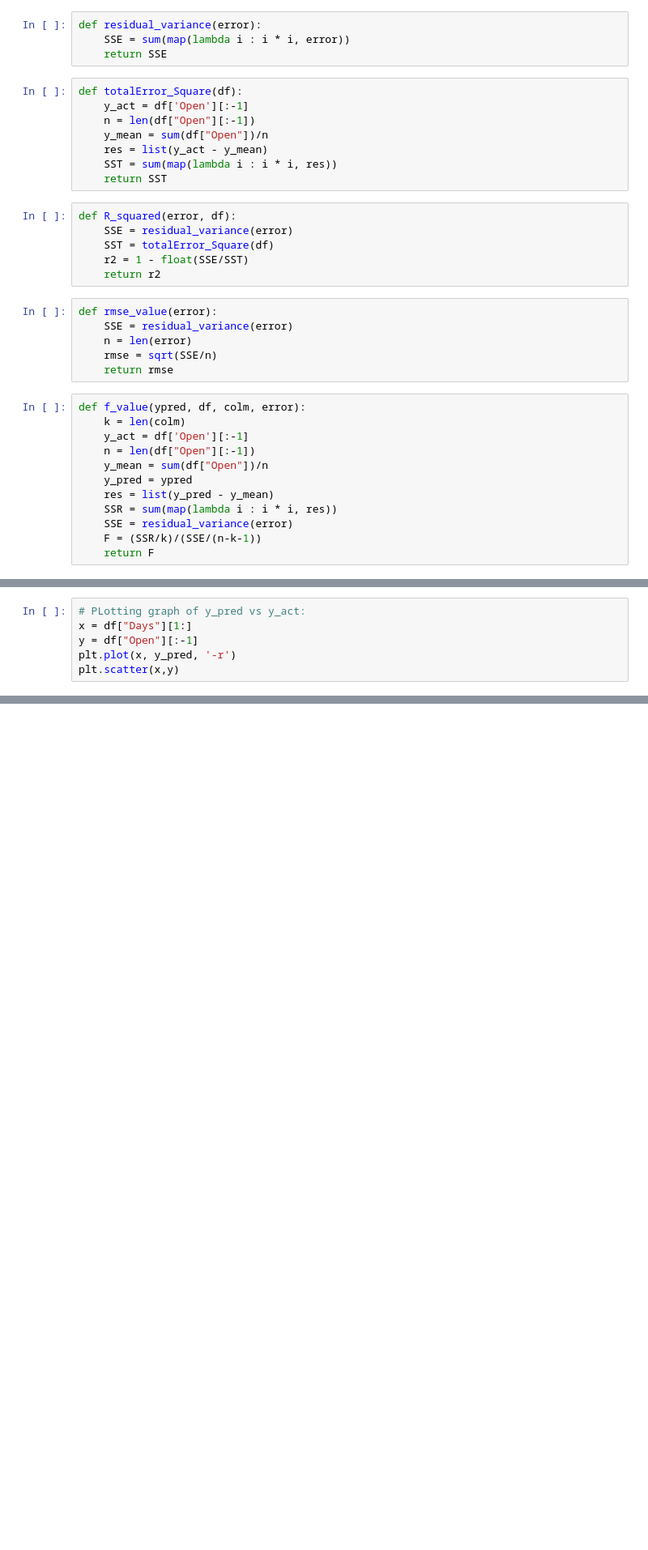
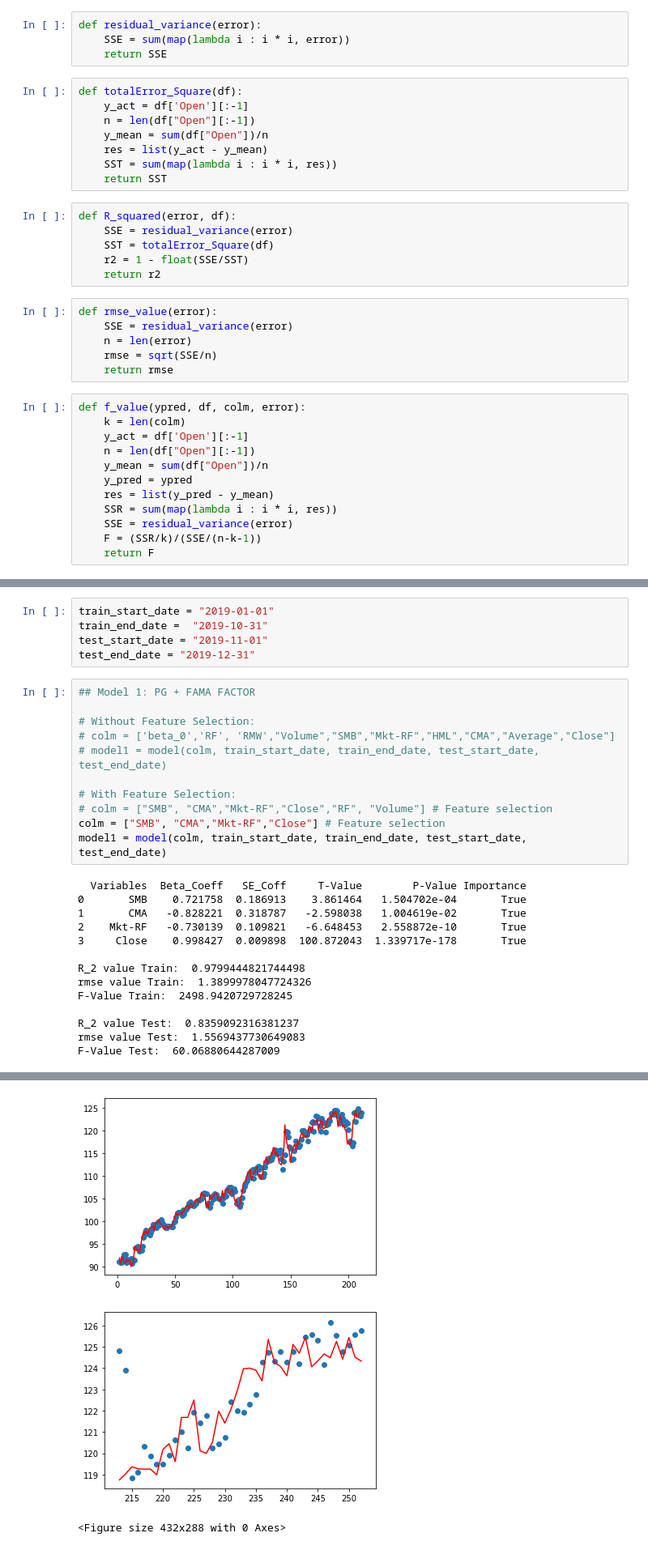
Before and after one commit to parthrana34/Machine-Learning-in-Finance, a Jupyter notebook: Dashboard/Shaishav/Presentation_2.ipynb, the cells around one changed output, grey strips where cells are left out. Shown at 81% size. Cells and saved outputs as stored; diff of their text form; blank space fills up the shorter version.

```diff
--- a/Dashboard/Shaishav/Presentation_2.ipynb
+++ b/Dashboard/Shaishav/Presentation_2.ipynb
@@ -212,6 +118,0 @@ print("rmse value: ",rmse)
-# %%
-# PLotting graph of y_pred vs y_act:
-x = df["Days"][1:]
-y = df["Open"][:-1]
-plt.plot(x, y_pred, '-r')
-plt.scatter(x,y)
@@ -217,0 +206,30 @@ plt.scatter(x,y)
+# %%
+train_start_date = "2019-01-01"
+train_end_date =  "2019-10-31"
+test_start_date = "2019-11-01"
+test_end_date = "2019-12-31"
+# %%
+## Model 1: PG + FAMA FACTOR
+
+# Without Feature Selection:
+# colm = ['beta_0','RF', 'RMW',"Volume","SMB","Mkt-RF","HML","CMA","Average","Close"]
+# model1 = model(colm, train_start_date, train_end_date, test_start_date, test_end_date)
+
+# With Feature Selection:
+# colm = ["SMB", "CMA","Mkt-RF","Close","RF", "Volume"] # Feature selection
+colm = ["SMB", "CMA","Mkt-RF","Close"] # Feature selection
+model1 = model(colm, train_start_date, train_end_date, test_start_date, test_end_date)
+# %% [output]
+  Variables  Beta_Coeff   SE_Coff     T-Value        P-Value Importance
+0       SMB    0.721758  0.186913    3.861464   1.504702e-04       True
+1       CMA   -0.828221  0.318787   -2.598038   1.004619e-02       True
+2    Mkt-RF   -0.730139  0.109821   -6.648453   2.558872e-10       True
+3     Close    0.998427  0.009898  100.872043  1.339717e-178       True
+
+R_2 value Train:  0.9799444821744498
+rmse value Train:  1.3899978047724326
+F-Value Train:  2498.9420729728245
+
+R_2 value Test:  0.8359092316381237
+rmse value Test:  1.5569437730649083
+F-Value Test:  60.06880644287009
@@ -217,0 +238,3 @@ plt.scatter(x,y)
+[figure, added]
+[figure, added]
+<Figure size 432x288 with 0 Axes>
```
Also changed, not shown: parts of 14 cells of this notebook.
